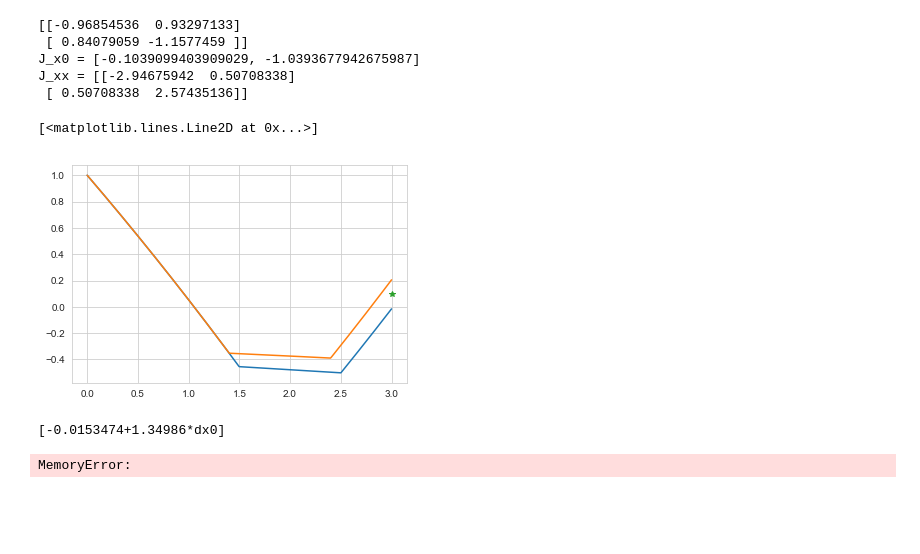
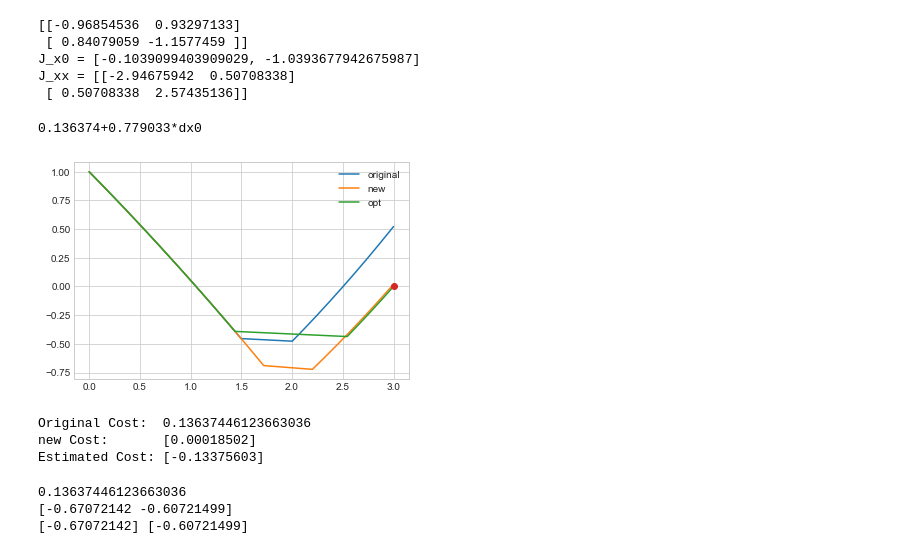
Before and after one commit to CDNoyes/EDL-Py, a Jupyter notebook: DiffAlg.ipynb, the cells around one changed output. Cells and saved outputs as stored; diff of their text form; code cells hidden in the pictures; blank space fills up the shorter version.

```diff
--- a/DiffAlg.ipynb
+++ b/DiffAlg.ipynb
@@ -209,19 +209,19 @@ J_xx = [[-2.94675942  0.50708338]
  [ 0.50708338  2.57435136]]
 # %%
 def dyn(x, t, a, u):
-    return a*x + u
+    return a*x + u #- 0.5*a**2*x**3
 
 a = 0.1
 f1 = lambda x,t: dyn(x,t,a,-1)
 f2 = lambda x,t: dyn(x,t,a,0)
-f3 = lambda x,t: dyn(x,t,a,1)
+f3 = lambda x,t: dyn(x,t,2*a,1)
 
 def switched_dyn(x, t, f, s, *args):
     i = np.searchsorted(s, t, side='right') # Best solution, O(1), s must be sorted
     return f[i](x, t, *args)
 # %%
 tf = 3
-s = [1.5, 2.5]
+s = [1.5, 2.]
 
 t = np.linspace(0, tf, 500)
 x0 = [1]
@@ -229,49 +229,46 @@ x = RK4(switched_dyn, x0, t, ([f1,f2,f3], s))
 # %%
 # Compute the derivative wrt a switch
 # Then show that x(new_time) = x(old_time) + dx/dti * (new_time-old_time)
 
-y0 = [pa.gdual_double(x0[0], 'x0', 2)]
+y0 = [pa.gdual_double(x0[0], 'x0', 1)]
 y = RK4(switched_dyn, y0, t, ([f1,f2,f3], s))
-
+J = (0.5 * y[-1]**2)[0]
+print(J)
 i = np.argmin(np.abs(t-s[0]))
 j = np.argmin(np.abs(t-s[1]))
 
 STMf = da.jacobian(y[-1], ['x0'])
 STMi = da.jacobian(y[i], ['x0'])
 STMj = da.jacobian(y[j], ['x0'])
 
 STM1 = STMf/STMi
 STM2 = STMf/STMj
 
-ds = np.array([-0.1, -0.1])
-xnew_stm = x[-1] + STM1*(f1(x[-1], tf) - f2(x[-1], tf)) * ds[0]
-+ STM2*(f2(x[-1], tf) - f3(x[-1], tf)) * ds[1]
-
+alpha = 0.165
+ds = -alpha*2*x[-1]*np.array([STM1*(f1(x[i], s[0]) - f2(x[i], s[0])), (STM2*(f2(x[j], s[1]) - f3(x[j], s[1])))]).squeeze()
+# ds = np.array([0., -0.25])
+xnew_stm = x[-1] + STM1*(f1(x[i], s[0]) - f2(x[i], s[0])) * ds[0] \
+                 + STM2*(f2(x[j], s[1]) - f3(x[j], s[1])) * ds[1]
 snew = s + ds
 xnew = RK4(switched_dyn, x0, t, ([f1,f2,f3], snew))
-plt.plot(t, x)
-plt.plot(t, xnew)
-plt.plot(tf, xnew_stm, '*')
+xnm = RK4(switched_dyn, x0, t, ([f1,f2,f3], [1.43703461, 2.54234009])) # Using Nelder-Mead method
+
+plt.plot(t, x, label='original')
+plt.plot(t, xnew, label='new')
+plt.plot(t, xnm, label='opt')
+
+plt.plot(tf, xnew_stm, 'o')
+plt.legend()
+plt.show()
+
+# dJdx = da.gradient(J, ['x0'])/STMf
+dJdx = x[-1]
+print("Original Cost:  {}".format(J.constant_cf))
+print("new Cost:       {}".format(0.5*xnew[-1]**2))
+print("Estimated Cost: {}".format(J.constant_cf + dJdx*(xnew_stm-x[-1]) + 0*0.5*(xnew_stm-x[-1])**2))
 # %% [output]
-[<matplotlib.lines.Line2D at 0x...>]
+0.136374+0.779033*dx0
-[figure, old version]
+[figure, new version]
+Original Cost:  0.13637446123663036
+new Cost:       [0.00018502]
+Estimated Cost: [-0.13375603]
-# %%
-print(y[-1])
-# %% [output]
-[-0.0153474+1.34986*dx0]
-# %%
-# DA experiment
-# J = \integral x'x dt
-n = 3
-x = np.random.random((100, n))
-y = []
-L = []
-all_names = []
-for i, xi in enumerate(x):
-    names = ['x{}_{}'.format(j,i) for j in range(3)]
-    y.append(da.make(xi, names, 1, array=True))
-    L.append(y[-1].dot(y[-1]))
-
-J = np.trapz(L)
-# %% [output]
-MemoryError:
@@ -277,0 +300,9 @@ MemoryError:
+# %%
+print(J)
+print(dJds)
+print(x[-1]*STM1*(f1(x[i], s[0]) - f2(x[i], s[0])),
+                 x[-1]*STM2*(f2(x[j], s[1]) - f3(x[j], s[1])))
+# %% [output]
+0.13637446123663036
+[-0.67072142 -0.60721499]
+[-0.67072142] [-0.60721499]
```
Also changed, not shown: parts of 2 cells of this notebook, 4 other files.
